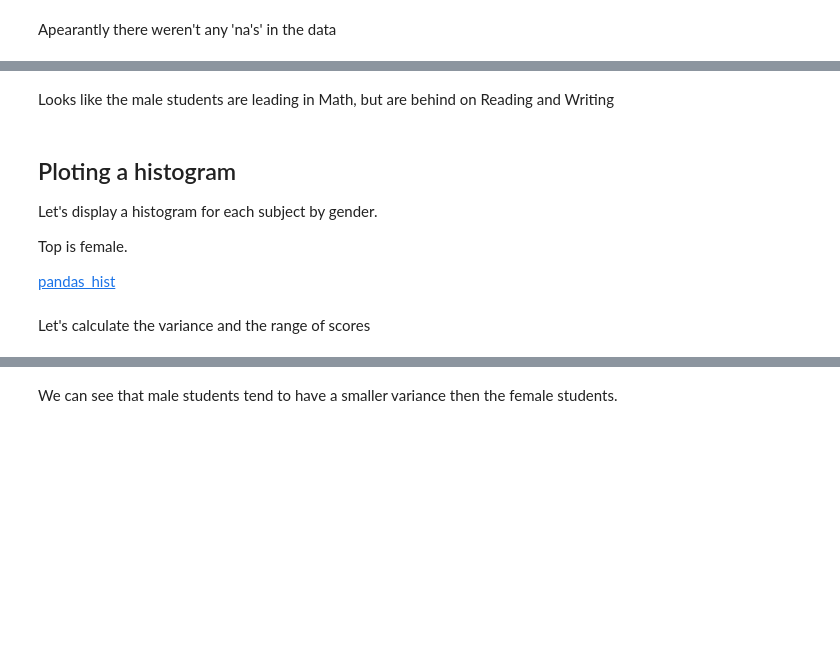
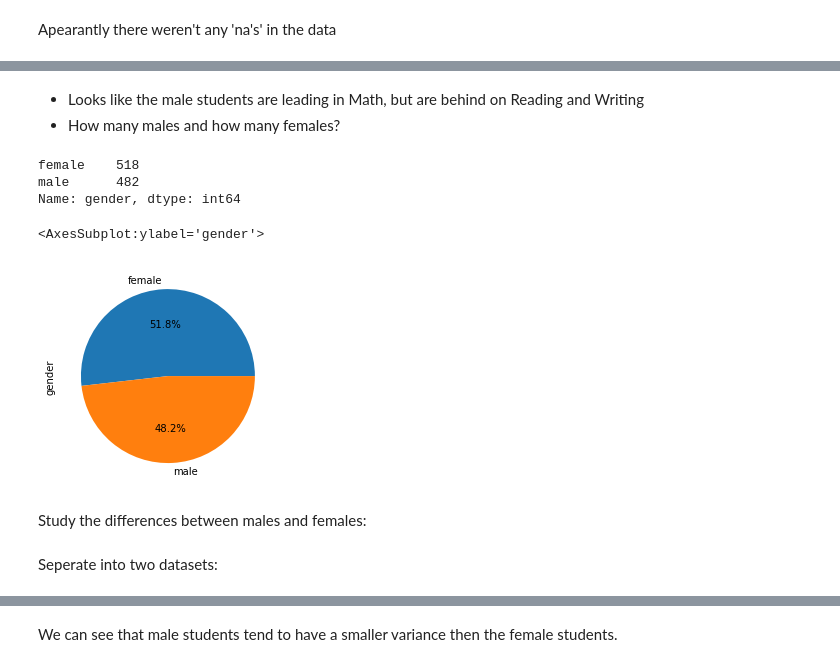
Before and after one commit to ShaiAharon/DataScience2021, a Jupyter notebook: tirgul_9/tirgul9.ipynb, the cells around one changed output, grey strips where cells are left out. Cells and saved outputs as stored; diff of their text form; code cells hidden in the pictures; blank space fills up the shorter version.

```diff
--- a/tirgul_9/tirgul9.ipynb
+++ b/tirgul_9/tirgul9.ipynb
@@ -22,0 +24,4 @@ data.tail()
+# %%
+url = 'https://raw.githubusercontent.com/ShaiYona/Data-Science2021B/main/tirgulim/tirgul9/StudentsPerformance.csv'
+data = pd.read_csv(url)
+data.tail()
@@ -28,10 +88,3 @@ data.pivot_table(['math score','reading score','writing score' ],'gender') # not
 # %% [markdown]
-Looks like the male students are leading in Math, but are behind on Reading and Writing
+- Looks like the male students are leading in Math, but are behind on Reading and Writing
+- How many males and how many females?
-# %% [markdown]
-## Ploting a histogram
-Let's display a histogram for each subject by gender.
-
-Top is female.
-
-
-[pandas_hist](https://pandas.pydata.org/docs/reference/api/pandas.DataFrame.hist.html)
@@ -40,4 +91,15 @@ data.groupby('gender').hist(figsize=(10,5))
-# %% [markdown]
-Let's calculate the variance and the range of scores
 # %%
-data.groupby('gender').var()
+data['gender'].value_counts()
+# %% [output]
+female    518
+male      482
+Name: gender, dtype: int64
+# %%
+data['gender'].value_counts().plot.pie(autopct='%1.1f%%')
+# %% [output]
+<AxesSubplot:ylabel='gender'>
+[figure, added]
+# %% [markdown]
+Study the differences between males and females:
+# %% [markdown]
+Seperate into two datasets:
```
Also changed, not shown: parts of 106 cells of this notebook.
